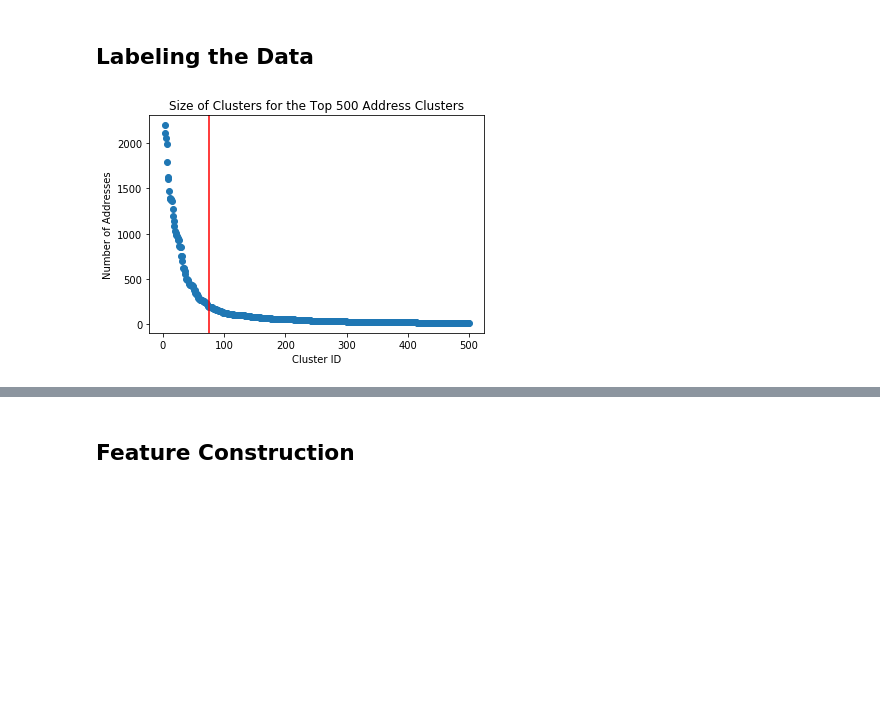
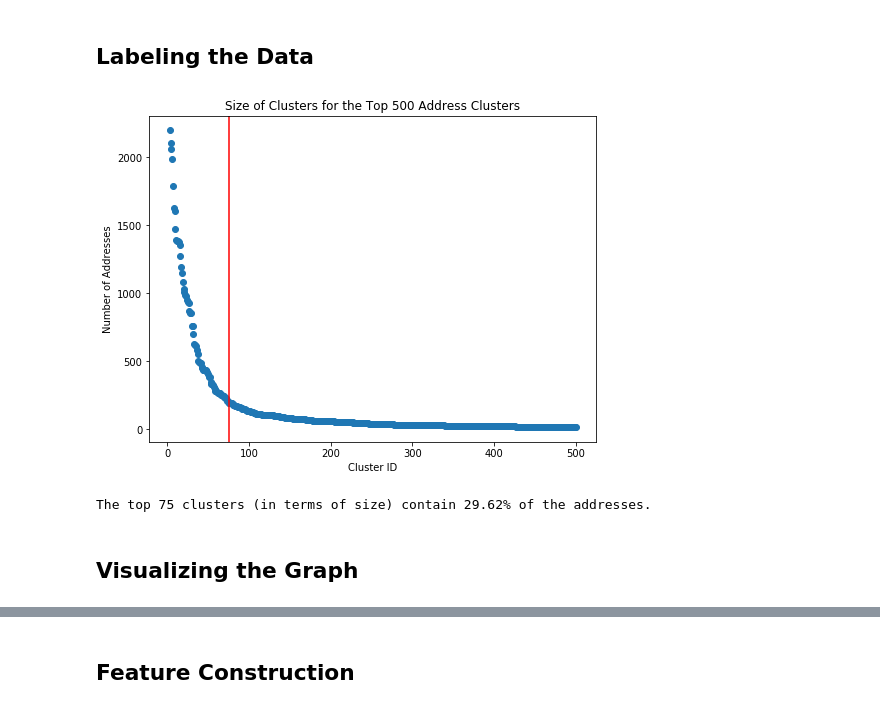
Before and after one commit to fakecoinbase/suchak1slashltc_addr_clf, a Jupyter notebook: litecoin.ipynb, the cells around one changed output, grey strips where cells are left out. Drawn from its saved outputs; the diff is of its cells as text; code cells hidden in the pictures; blank space fills up the shorter version.

Commit message:
graphs

```diff
--- a/litecoin.ipynb
+++ b/litecoin.ipynb
@@ -67,17 +126,19 @@ def write_clusters(clusters):
 # %%
 clusters = pd.read_csv('clusters.csv')
 gb = clusters.groupby('cluster_id', as_index = False).count()
 # plt.bar(gb['addrs'][:1000])
+plt.figure(figsize=(8,6))
 plt.scatter(gb['cluster_id'][2:500], gb['addr'][2:500])
 plt.axvline(75, color = 'red')
 plt.xlabel('Cluster ID')
 plt.ylabel('Number of Addresses')
 plt.title('Size of Clusters for the Top 500 Address Clusters')
 plt.show()
 percent = round(sum(gb['addr'][:75])/sum(gb['addr']) * 100, 2)
-# print(f'The top 75 clusters (in terms of size) contain {percent}% of the addresses.')
+print(f'The top 75 clusters (in terms of size) contain {percent}% of the addresses.')
 # %% [output]
-[figure, old version]
+[figure, new version]
+The top 75 clusters (in terms of size) contain 29.62% of the addresses.
 # %%
 def add_label(addr, label, entity):
 #   this utility allows us to label all addrs in a cluster
@@ -227,3 +288,5 @@ def cluster_by_addr(addr):
     return cluster_by_id(cluster_id)
 
 # cluster_by_addr('LP1NaZDCBZY6CXpRJxG4FiJMffsrhoSHLY')
+# %% [markdown]
+## Visualizing the Graph
```
Also changed, not shown: parts of 12 cells of this notebook, 1 other file.
